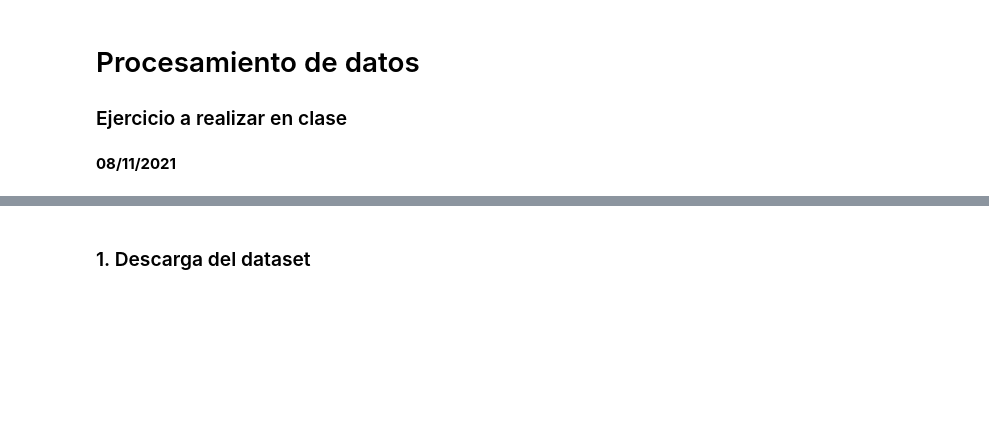
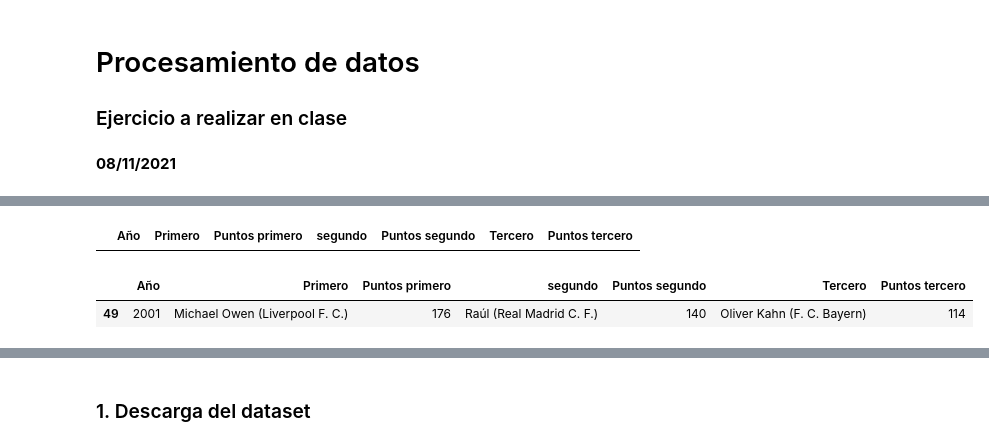
Before and after one commit to Sergio64g/BigDataCourse, a Jupyter notebook: Análisis de datos en el ecosistema Python/Sesión 7 - Data Processing Ejercicio.ipynb, the cells around one changed output, grey strips where cells are left out. Saved outputs shown, nothing was run; the diff lists cells and outputs as text; code cells hidden in the pictures; blank space fills up the shorter version.

```diff
--- a/Análisis de datos en el ecosistema Python/Sesión 7 - Data Processing Ejercicio.ipynb
+++ b/Análisis de datos en el ecosistema Python/Sesión 7 - Data Processing Ejercicio.ipynb
@@ -12,0 +40,10 @@ import numpy as np
+# %%
+golden[golden['Año'] == '1985']
+# %% [output]
+|  | Año | Primero | Puntos primero | segundo | Puntos segundo | Tercero | Puntos tercero |
+# %%
+df = golden.loc[golden["segundo"].notna()]
+df[df['segundo'].str.contains('Raúl')]
+# %% [output]
+|  | Año | Primero | Puntos primero | segundo | Puntos segundo | Tercero | Puntos tercero |
+| 49 | 2001 | Michael Owen (Liverpool F. C.) | 176 | Raúl (Real Madrid C. F.) | 140 | Oliver Kahn (F. C. Bayern) | 114 |
```
Also changed, not shown: parts of 6 cells of this notebook, 4 other files.
